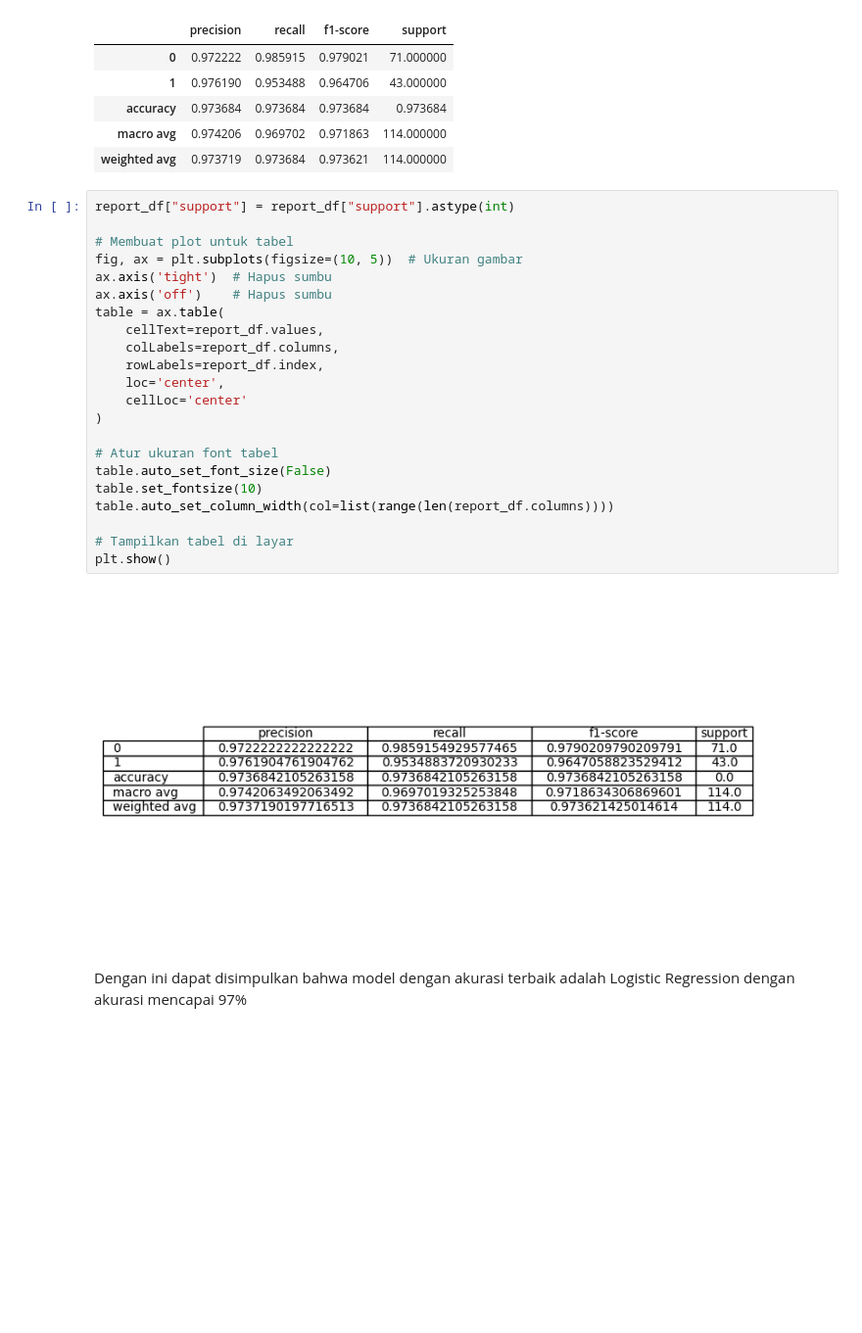
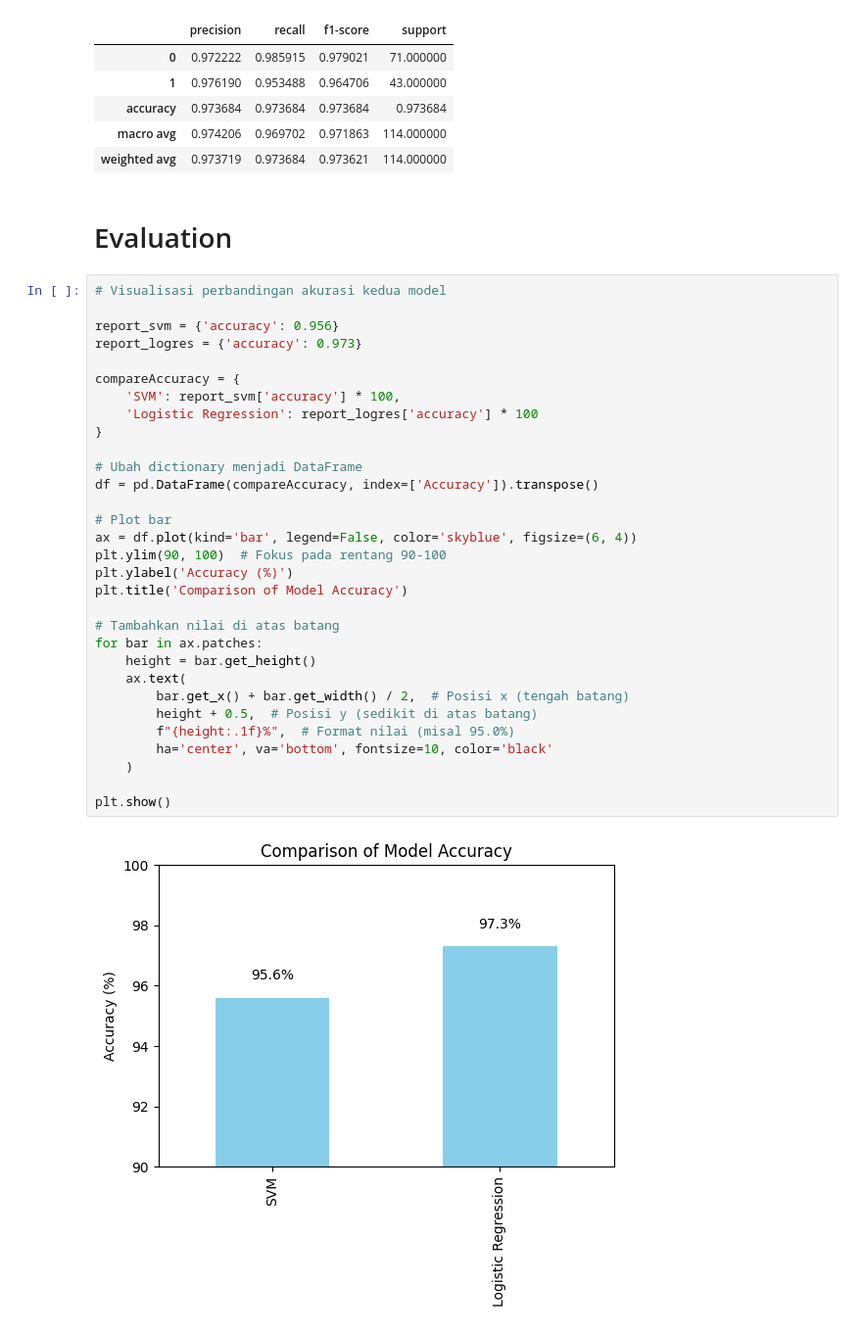
Before and after one commit to marsellavindriani/ML-Terapan_Submission, a Jupyter notebook: Submission_1.ipynb, the cells around one changed output. Shown at 98% size. Drawn from its saved outputs; the diff is of its cells as text; blank space fills up the shorter version.

```diff
--- a/Submission_1.ipynb
+++ b/Submission_1.ipynb
@@ -310,29 +434,38 @@ display(report_df)
 | accuracy | 0.973684 | 0.973684 | 0.973684 | 0.973684 |
 | macro avg | 0.974206 | 0.969702 | 0.971863 | 114.000000 |
 | weighted avg | 0.973719 | 0.973684 | 0.973621 | 114.000000 |
-# %%
-report_df["support"] = report_df["support"].astype(int)
-
-# Membuat plot untuk tabel
-fig, ax = plt.subplots(figsize=(10, 5))  # Ukuran gambar
-ax.axis('tight')  # Hapus sumbu
-ax.axis('off')    # Hapus sumbu
-table = ax.table(
-    cellText=report_df.values,
-    colLabels=report_df.columns,
-    rowLabels=report_df.index,
-    loc='center',
-    cellLoc='center'
-)
-
-# Atur ukuran font tabel
-table.auto_set_font_size(False)
-table.set_fontsize(10)
-table.auto_set_column_width(col=list(range(len(report_df.columns))))
-
-# Tampilkan tabel di layar
-plt.show()
-# %% [output]
-[figure, removed]
-# %% [markdown]
-Dengan ini dapat disimpulkan bahwa model dengan akurasi terbaik adalah Logistic Regression dengan akurasi mencapai 97%
+# %% [markdown]
+# Evaluation
+# %%
+# Visualisasi perbandingan akurasi kedua model
+
+report_svm = {'accuracy': 0.956}
+report_logres = {'accuracy': 0.973}
+
+compareAccuracy = {
+    'SVM': report_svm['accuracy'] * 100,
+    'Logistic Regression': report_logres['accuracy'] * 100
+}
+
+# Ubah dictionary menjadi DataFrame
+df = pd.DataFrame(compareAccuracy, index=['Accuracy']).transpose()
+
+# Plot bar
+ax = df.plot(kind='bar', legend=False, color='skyblue', figsize=(6, 4))
+plt.ylim(90, 100)  # Fokus pada rentang 90-100
+plt.ylabel('Accuracy (%)')
+plt.title('Comparison of Model Accuracy')
+
+# Tambahkan nilai di atas batang
+for bar in ax.patches:
+    height = bar.get_height()
+    ax.text(
+        bar.get_x() + bar.get_width() / 2,  # Posisi x (tengah batang)
+        height + 0.5,  # Posisi y (sedikit di atas batang)
+        f"{height:.1f}%",  # Format nilai (misal 95.0%)
+        ha='center', va='bottom', fontsize=10, color='black'
+    )
+
+plt.show()
+# %% [output]
+[figure, added]
```
Also changed, not shown: parts of 57 cells of this notebook.
